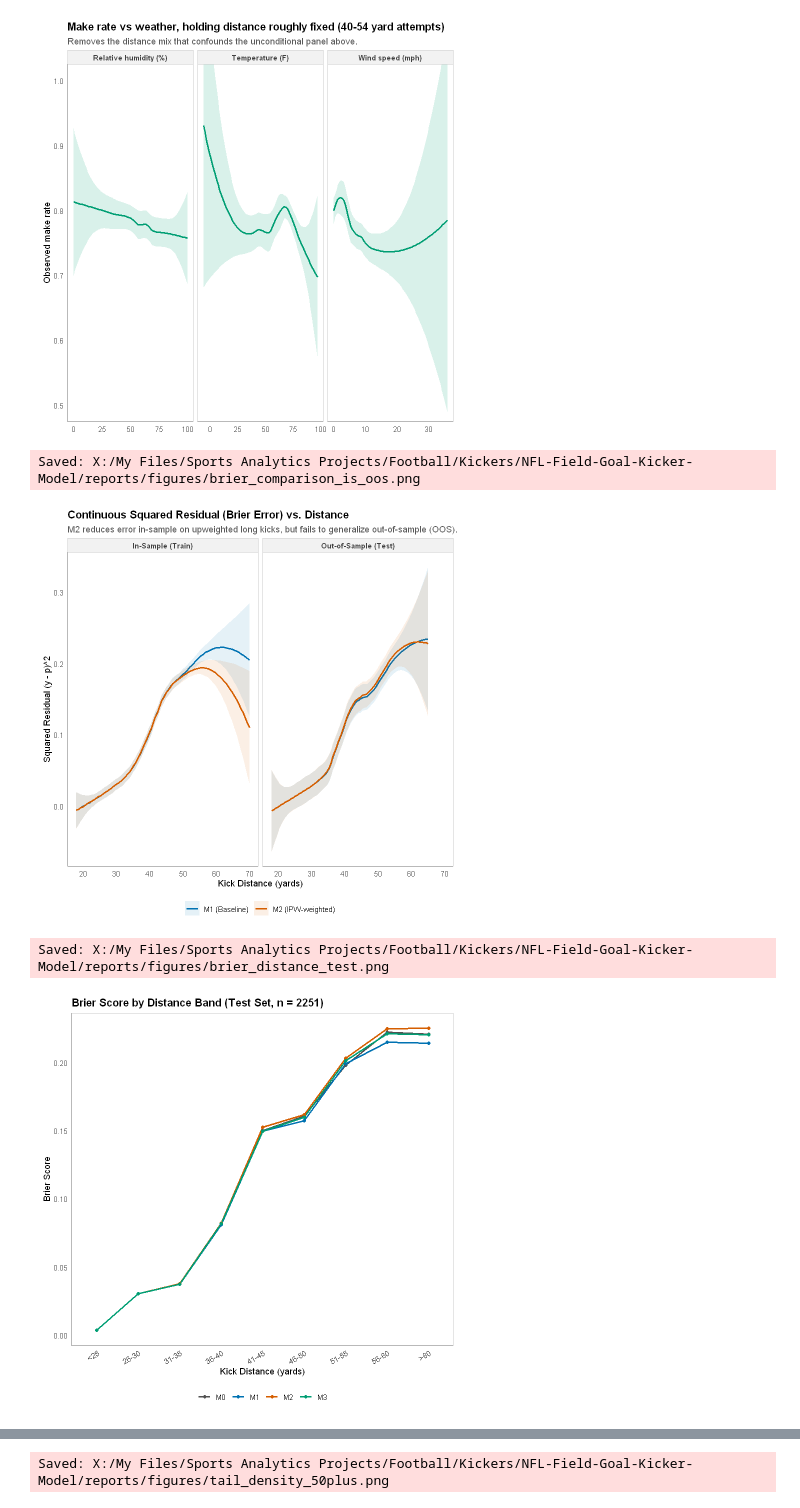
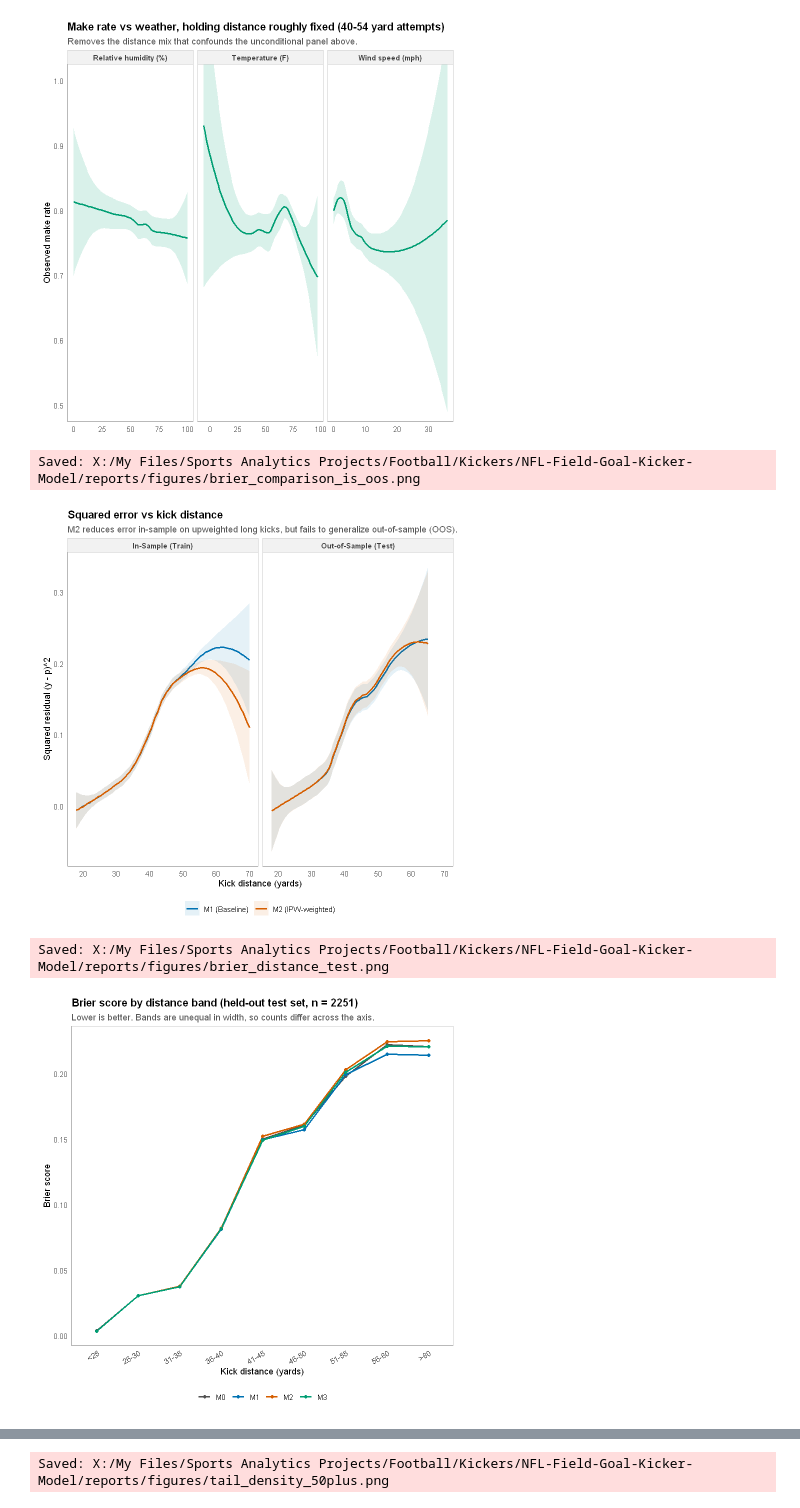
Before and after one commit to eker3777/NFL-Field-Goal-Kicker-Model, a Jupyter notebook: notebooks/05_visuals.ipynb, the cells around one changed output, grey strips where cells are left out. Drawn from its saved outputs; the diff is of its cells as text; code cells hidden in the pictures.

```diff
--- a/notebooks/05_visuals.ipynb
+++ b/notebooks/05_visuals.ipynb
@@ -544,7 +546,7 @@ Saved: X:/My Files/Sports Analytics Projects/Football/Kickers/NFL-Field-Goal-Kic
 Saved: X:/My Files/Sports Analytics Projects/Football/Kickers/NFL-Field-Goal-Kicker-Model/reports/figures/weather_make_rate_40_54.png
 [figure]
 # %%
-# --- Continuous Squared Residual (Brier Error) vs. Distance ---
+# --- Squared error vs kick distance ---
 is_brier_data <- preds_is %>%
   filter(!is.na(kick_made)) %>%
   select(kick_distance, kick_made, p_m1_full, p_m2_full) %>%
@@ -579,10 +581,10 @@ p_brier_dist <- ggplot(brier_dist_data, aes(x = kick_distance, y = Sq_Residual,
   scale_color_manual(values = c('M1 (Baseline)' = '#0072B2', 'M2 (IPW-weighted)' = '#D55E00')) +
   scale_fill_manual(values = c('M1 (Baseline)' = '#0072B2', 'M2 (IPW-weighted)' = '#D55E00')) +
   labs(
-    title = 'Continuous Squared Residual (Brier Error) vs. Distance',
+    title = 'Squared error vs kick distance',
     subtitle = 'M2 reduces error in-sample on upweighted long kicks, but fails to generalize out-of-sample (OOS).',
-    x = 'Kick Distance (yards)',
-    y = 'Squared Residual (y - p)^2',
+    x = 'Kick distance (yards)',
+    y = 'Squared residual (y - p)^2',
     color = NULL, fill = NULL
   ) +
   theme_paper()
@@ -590,35 +592,36 @@ print(p_brier_dist)
 save_fig(p_brier_dist, 'brier_comparison_is_oos.png', w = 11, h = 5.5)
 # %% [output]
 Saved: X:/My Files/Sports Analytics Projects/Football/Kickers/NFL-Field-Goal-Kicker-Model/reports/figures/brier_comparison_is_oos.png
-[figure, old version]
+[figure, new version]
 # %%
 # --- Brier Score by Distance Band (Test Set) ---
 resid_df_test <- preds_test %>%
   filter(!is.na(kick_made)) %>%
   mutate(dist_bin = cut(kick_distance,
     breaks = c(-Inf, 25, 30, 35, 40, 45, 50, 55, 60, Inf),
     labels = c('<25','26-30','31-35','36-40','41-45','46-50','51-55','56-60','>60'),
     include.lowest = TRUE)) %>%
   pivot_longer(c(p_m0, p_m1, p_m2, p_m3),
                       names_to = 'model', values_to = 'p') %>%
   mutate(model = toupper(stringr::str_remove(model, 'p_'))) %>%
   group_by(model, dist_bin) %>%
   summarise(brier_bin = brier(kick_made, p), n = n(), .groups = 'drop')
 
 p_resid_test <- ggplot(resid_df_test,
     aes(dist_bin, brier_bin, group = model, colour = model)) +
   geom_line(linewidth = 0.9) +
   geom_point() +
   scale_colour_manual(values = model_cols) +
-  labs(title = paste0('Brier Score by Distance Band (Test Set, n = ', nrow(preds_test), ')'),
-    x = 'Kick Distance (yards)', y = 'Brier Score', colour = NULL) +
+  labs(title = paste0('Brier score by distance band (held-out test set, n = ', nrow(preds_test), ')'),
+    subtitle = 'Lower is better. Bands are unequal in width, so counts differ across the axis.',
+    x = 'Kick distance (yards)', y = 'Brier score', colour = NULL) +
   theme_paper() +
   theme(axis.text.x = element_text(angle = 30, hjust = 1))
 print(p_resid_test)
 save_fig(p_resid_test, 'brier_distance_test.png')
 # %% [output]
 Saved: X:/My Files/Sports Analytics Projects/Football/Kickers/NFL-Field-Goal-Kicker-Model/reports/figures/brier_distance_test.png
-[figure, old version]
+[figure, new version]
 # %%
 # --- Bias Curve: Predicted minus Observed (All 4 Models) ---
 is_bias_data <- preds_is %>%
```
Also changed, not shown: parts of 26 cells of this notebook, 31 other files.
